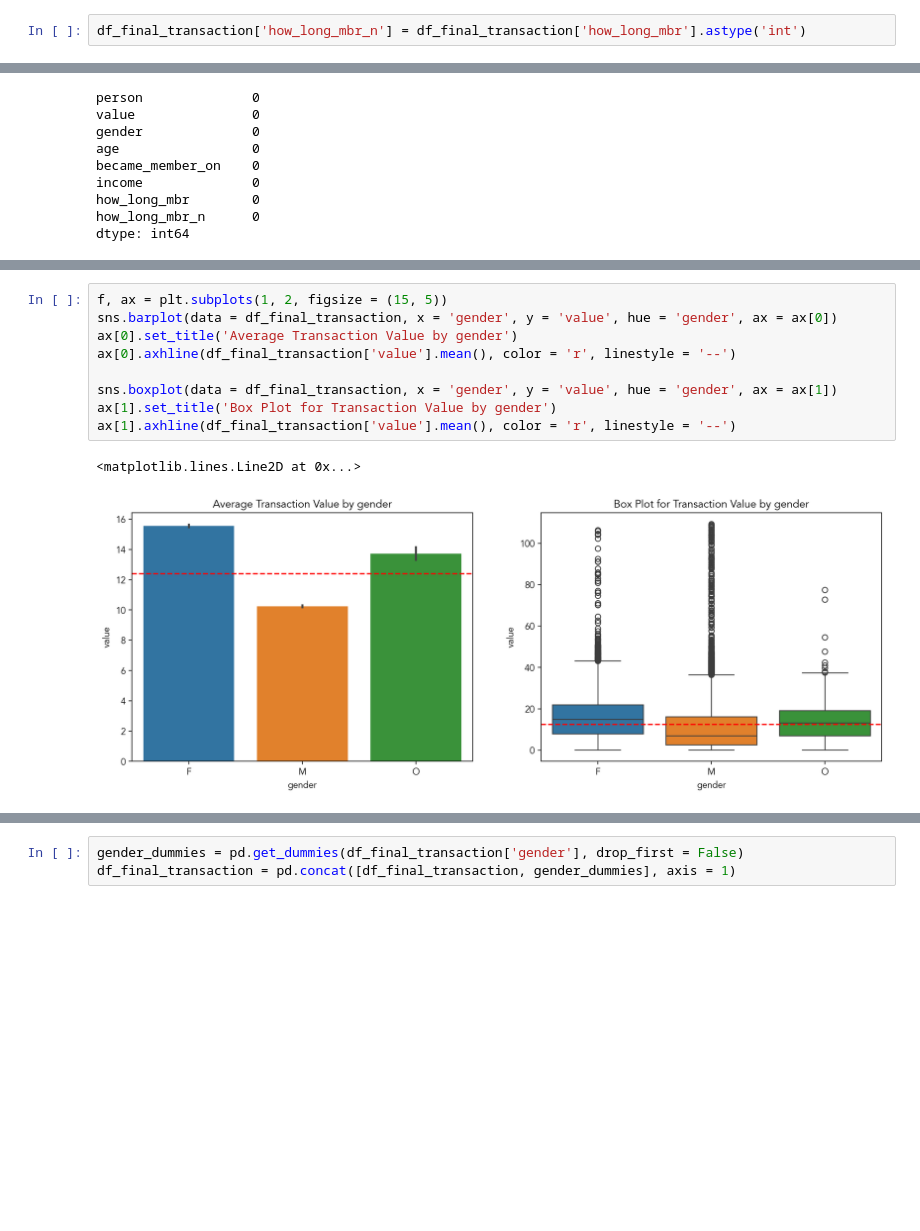
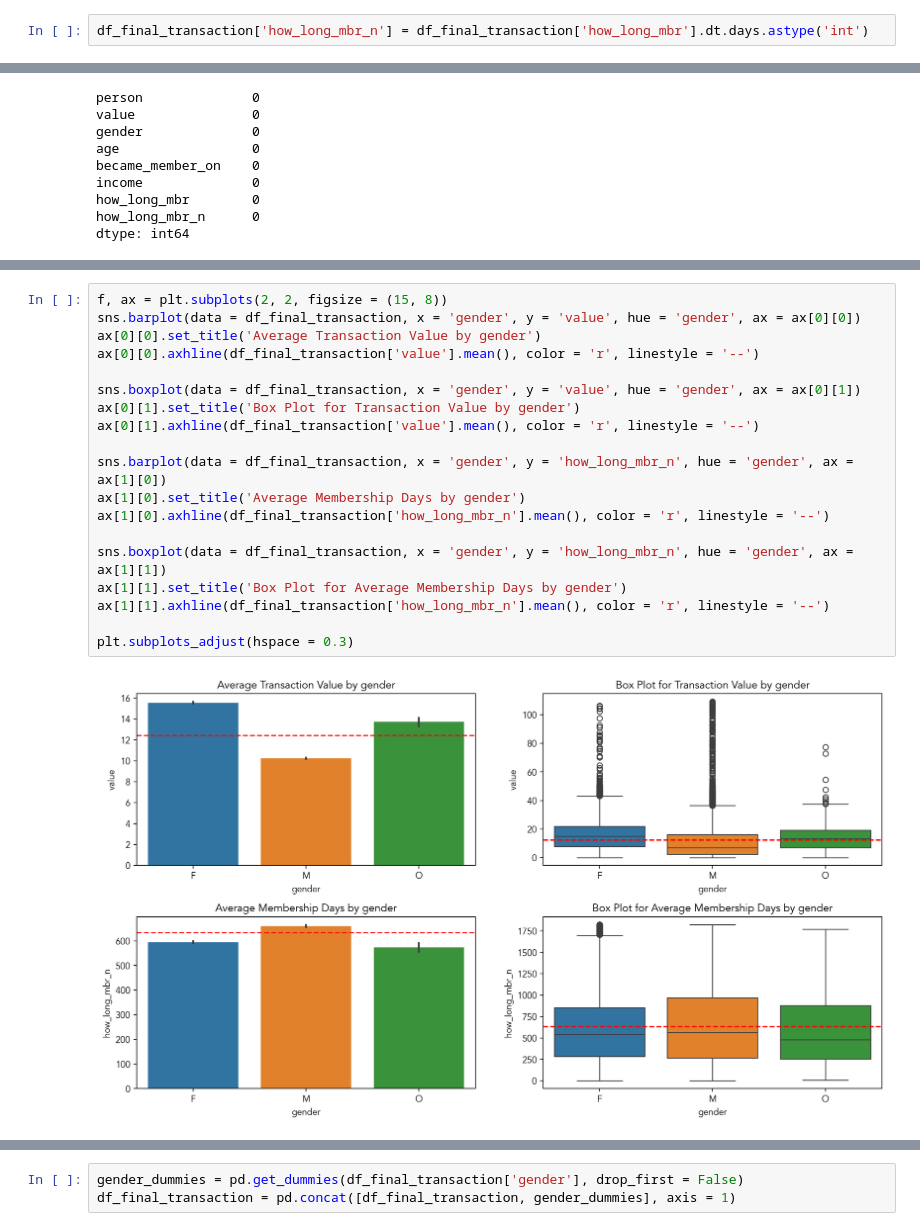
Before and after one commit to gyjong/workplace, a Jupyter notebook: quest_0202/0202_quest_sb.ipynb, the cells around one changed output, grey strips where cells are left out. Cells and saved outputs as stored; diff of their text form; blank space fills up the shorter version.

```diff
--- a/quest_0202/0202_quest_sb.ipynb
+++ b/quest_0202/0202_quest_sb.ipynb
@@ -644,7 +662,7 @@ mean = df_final_transaction['value'].mean()
 std = df_final_transaction['value'].std()
 df_final_transaction = df_final_transaction[(df_final_transaction['value'] > (mean - 3 * std)) & (df_final_transaction['value'] < (mean + 3 * std))]
 # %%
-df_final_transaction['how_long_mbr_n'] = df_final_transaction['how_long_mbr'].astype('int')
+df_final_transaction['how_long_mbr_n'] = df_final_transaction['how_long_mbr'].dt.days.astype('int')
 # %%
 df_final_transaction['value'] = df_final_transaction['value'].astype('float')
 # %%
@@ -666,13 +700,22 @@ df_final_transaction['value'].mean()
 # %%
-f, ax = plt.subplots(1, 2, figsize = (15, 5))
-sns.barplot(data = df_final_transaction, x = 'gender', y = 'value', hue = 'gender', ax = ax[0])
-ax[0].set_title('Average Transaction Value by gender')
-ax[0].axhline(df_final_transaction['value'].mean(), color = 'r', linestyle = '--')
+f, ax = plt.subplots(2, 2, figsize = (15, 8))
+sns.barplot(data = df_final_transaction, x = 'gender', y = 'value', hue = 'gender', ax = ax[0][0])
+ax[0][0].set_title('Average Transaction Value by gender')
+ax[0][0].axhline(df_final_transaction['value'].mean(), color = 'r', linestyle = '--')
 
-sns.boxplot(data = df_final_transaction, x = 'gender', y = 'value', hue = 'gender', ax = ax[1])
-ax[1].set_title('Box Plot for Transaction Value by gender')
-ax[1].axhline(df_final_transaction['value'].mean(), color = 'r', linestyle = '--')
+sns.boxplot(data = df_final_transaction, x = 'gender', y = 'value', hue = 'gender', ax = ax[0][1])
+ax[0][1].set_title('Box Plot for Transaction Value by gender')
+ax[0][1].axhline(df_final_transaction['value'].mean(), color = 'r', linestyle = '--')
+
+sns.barplot(data = df_final_transaction, x = 'gender', y = 'how_long_mbr_n', hue = 'gender', ax = ax[1][0])
+ax[1][0].set_title('Average Membership Days by gender')
+ax[1][0].axhline(df_final_transaction['how_long_mbr_n'].mean(), color = 'r', linestyle = '--')
+
+sns.boxplot(data = df_final_transaction, x = 'gender', y = 'how_long_mbr_n', hue = 'gender', ax = ax[1][1])
+ax[1][1].set_title('Box Plot for Average Membership Days by gender')
+ax[1][1].axhline(df_final_transaction['how_long_mbr_n'].mean(), color = 'r', linestyle = '--')
+
+plt.subplots_adjust(hspace = 0.3)
 # %% [output]
-<matplotlib.lines.Line2D at 0x...>
-[figure, old version]
+[figure, new version]
 # %%
```
Also changed, not shown: parts of 17 cells of this notebook.
